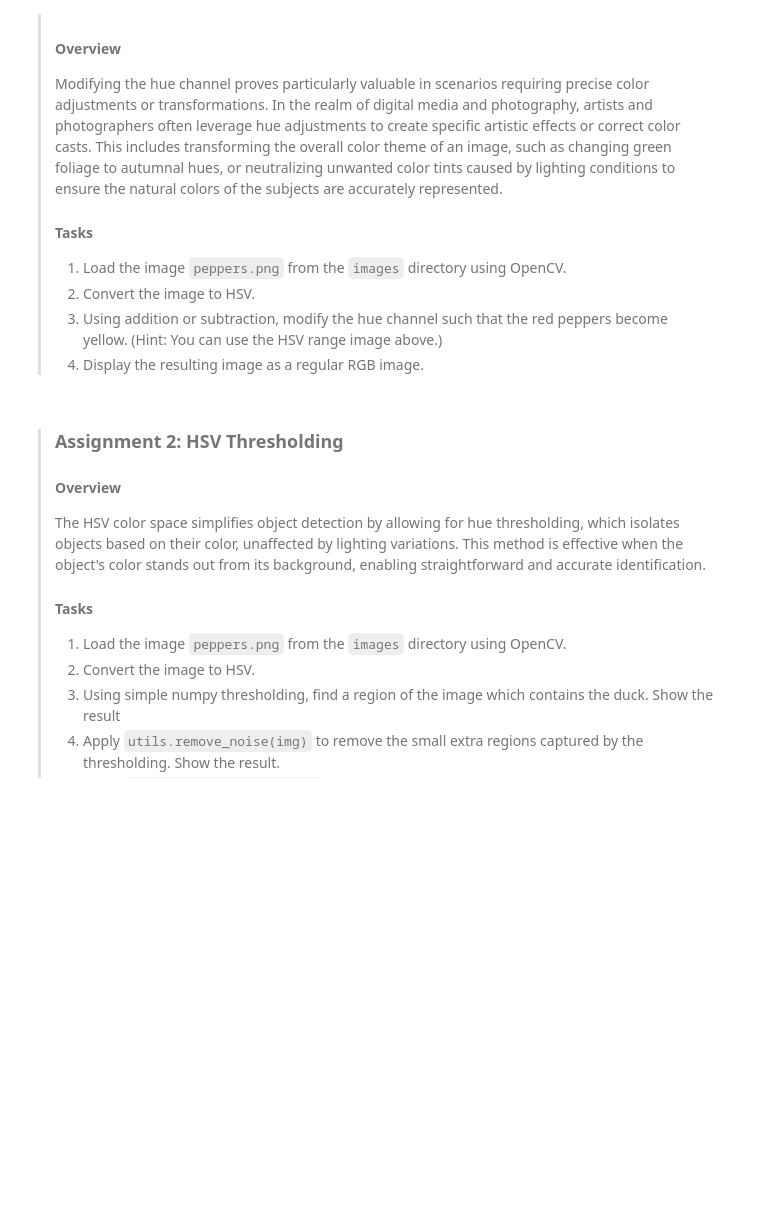
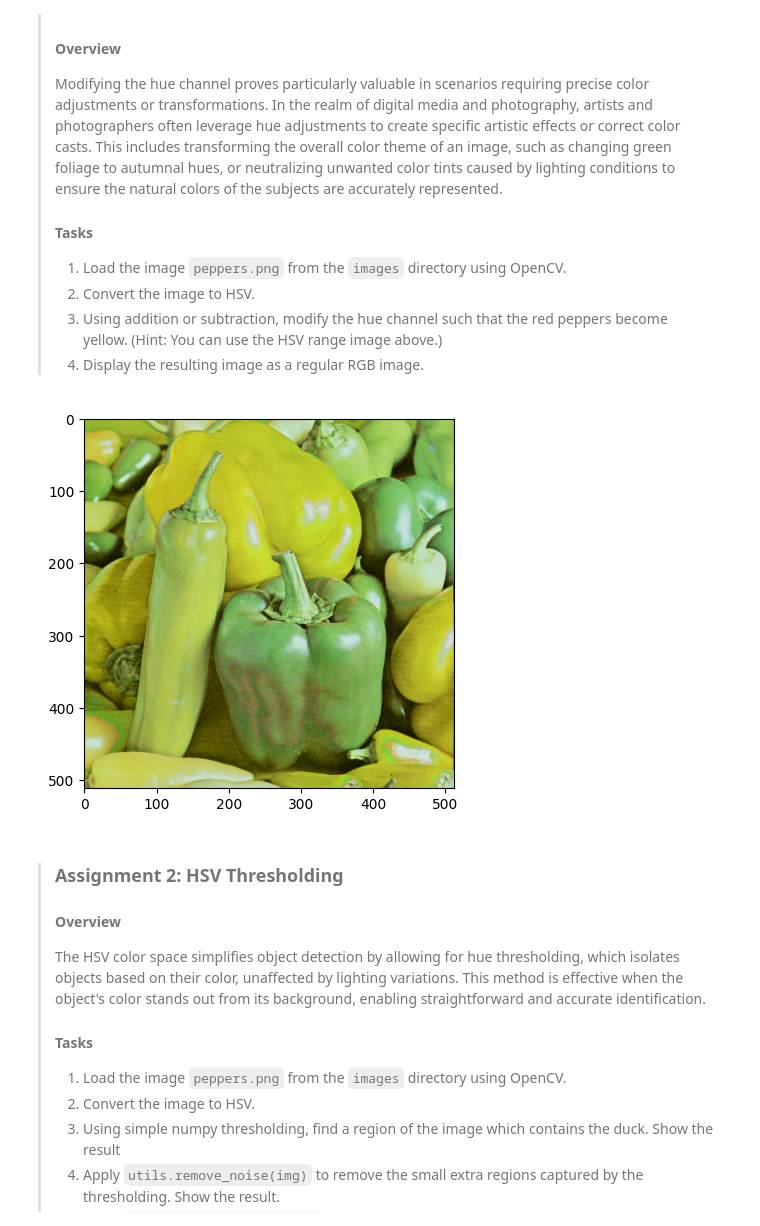
Before and after one commit to kiko4902/24-25-lab-2, a Jupyter notebook: lab2.ipynb, the cells around one changed output. Drawn from its saved outputs; the diff is of its cells as text; code cells hidden in the pictures; blank space fills up the shorter version.

```diff
--- a/lab2.ipynb
+++ b/lab2.ipynb
@@ -75,6 +79,18 @@ Here, we have created an image containing each possible hue value from left to r
 > 2. Convert the image to HSV.
 > 3. Using addition or subtraction, modify the hue channel such that the red peppers become yellow. (Hint: You can use the HSV range image above.)
 > 4. Display the resulting image as a regular RGB image.
+# %%
+img = cv.imread('images/peppers.png')
+hsv_img = cv.cvtColor(img, cv.COLOR_BGR2HSV)
+
+hsv_img[:, :, 0] = np.where(hsv_img[:, :, 0] < 20, hsv_img[:, :, 0] + 30, hsv_img[:, :, 0])
+hsv_img[:, :, 0] = np.where(hsv_img[:, :, 0] > 160, hsv_img[:, :, 0] - 150, hsv_img[:, :, 0])
+
+modified_img = cv.cvtColor(hsv_img, cv.COLOR_HSV2RGB)
+plt.imshow(modified_img)
+plt.show()
+# %% [output]
+[figure, added]
 # %% [markdown]
 > ### Assignment 2: HSV Thresholding
 >
```
Also changed, not shown: parts of 16 cells of this notebook.
